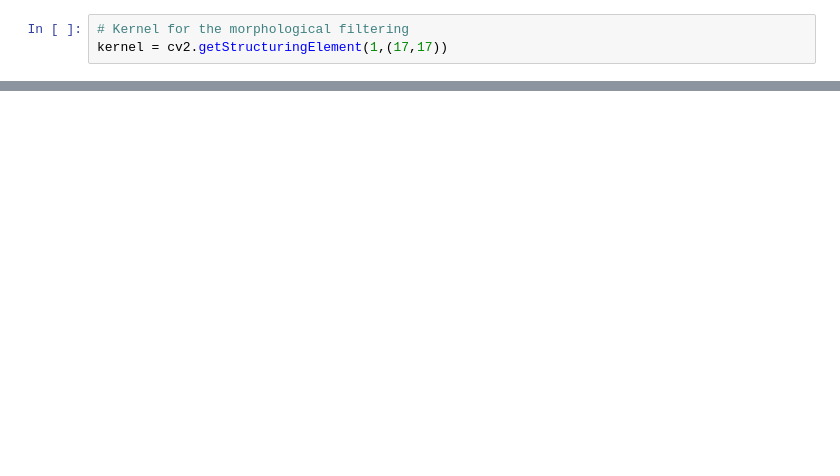
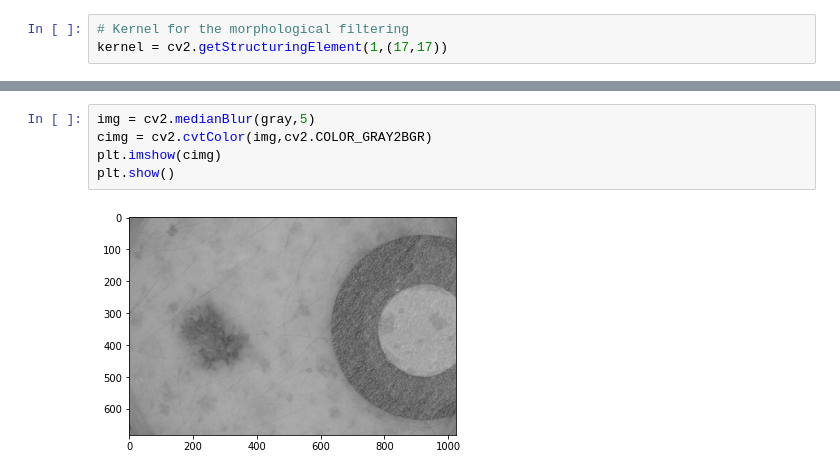
Before and after one commit to AkshayShetty2618/ISM, a Jupyter notebook: Image_PreProcessing.ipynb, the cells around one changed output, grey strips where cells are left out. Saved outputs shown, nothing was run; the diff lists cells and outputs as text; blank space fills up the shorter version.

```diff
--- a/Image_PreProcessing.ipynb
+++ b/Image_PreProcessing.ipynb
@@ -64,0 +60,7 @@ plt.show()
+# %%
+img = cv2.medianBlur(gray,5)
+cimg = cv2.cvtColor(img,cv2.COLOR_GRAY2BGR)
+plt.imshow(cimg)
+plt.show()
+# %% [output]
+[figure, added]
```
Also changed, not shown: parts of 12 cells of this notebook.
